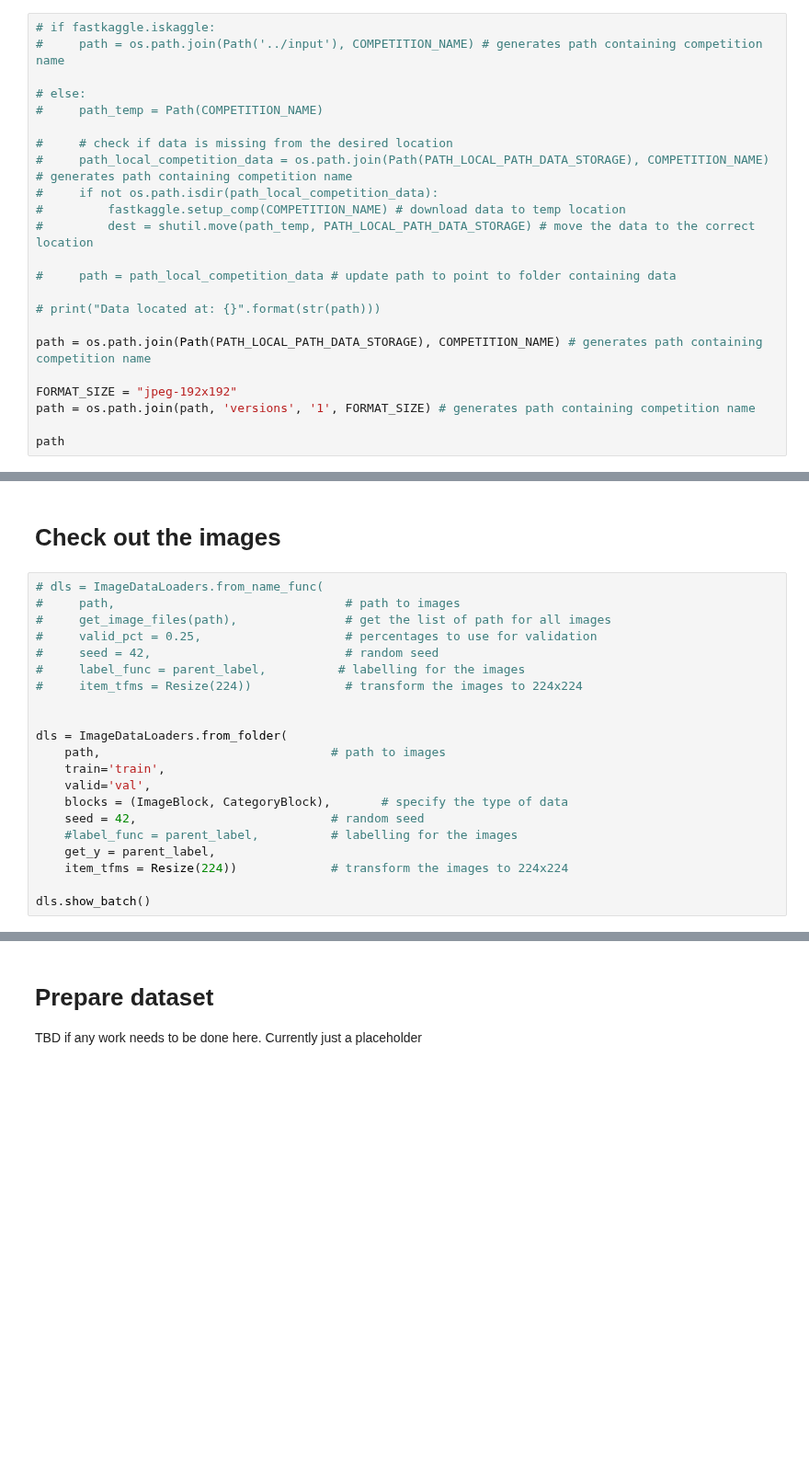
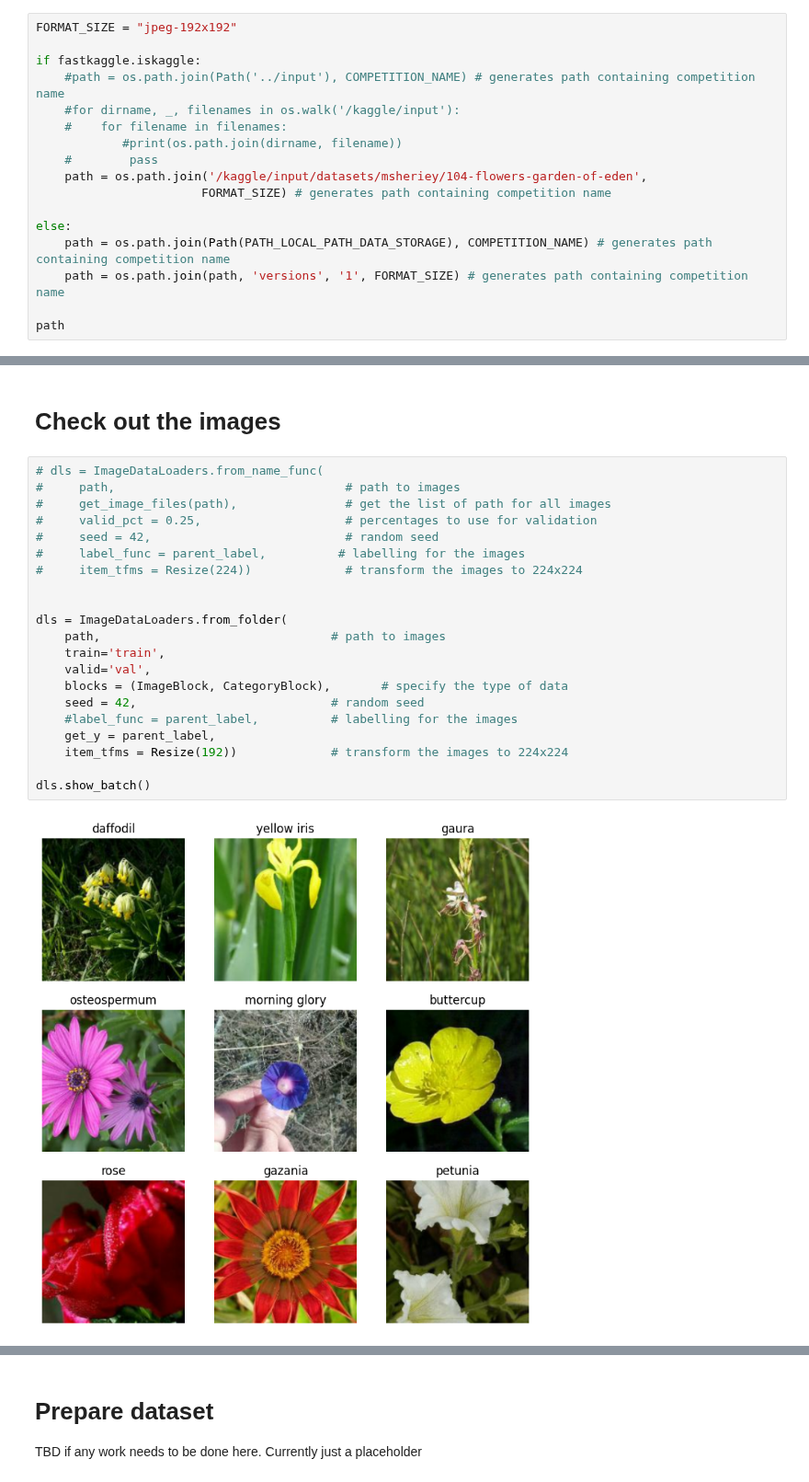
Before and after one commit to duncandonuts911/kaggle-competitions, a Jupyter notebook: 03_petals_to_the_metal_flower_classification copy/03_petals_to_the_metal_flower_classification.ipynb, the cells around one changed output, grey strips where cells are left out. Shown at 92% size. Drawn from its saved outputs; the diff is of its cells as text; blank space fills up the shorter version.

Commit message:
Kaggle Notebook | petals_to_the_metal_flower_classification | Version 1

```diff
--- a/03_petals_to_the_metal_flower_classification copy/03_petals_to_the_metal_flower_classification.ipynb
+++ b/03_petals_to_the_metal_flower_classification copy/03_petals_to_the_metal_flower_classification.ipynb
@@ -28,25 +49,19 @@ COMPETITION_NAME = '104-flowers-garden-of-eden'
 # %% [markdown]
 # PREPARE KAGGLE DATA
 # %%
-# if fastkaggle.iskaggle:
-#     path = os.path.join(Path('../input'), COMPETITION_NAME) # generates path containing competition name
+FORMAT_SIZE = "jpeg-192x192"
 
-# else:
-#     path_temp = Path(COMPETITION_NAME)
+if fastkaggle.iskaggle:
+    #path = os.path.join(Path('../input'), COMPETITION_NAME) # generates path containing competition name
+    #for dirname, _, filenames in os.walk('/kaggle/input'):
+    #    for filename in filenames:
+            #print(os.path.join(dirname, filename))
+    #        pass
+    path = os.path.join('/kaggle/input/datasets/msheriey/104-flowers-garden-of-eden',
+                       FORMAT_SIZE) # generates path containing competition name
 
-#     # check if data is missing from the desired location
-#     path_local_competition_data = os.path.join(Path(PATH_LOCAL_PATH_DATA_STORAGE), COMPETITION_NAME) # generates path containing competition name
-#     if not os.path.isdir(path_local_competition_data):
-#         fastkaggle.setup_comp(COMPETITION_NAME) # download data to temp location
-#         dest = shutil.move(path_temp, PATH_LOCAL_PATH_DATA_STORAGE) # move the data to the correct location
-
-#     path = path_local_competition_data # update path to point to folder containing data
-
-# print("Data located at: {}".format(str(path)))
-
-path = os.path.join(Path(PATH_LOCAL_PATH_DATA_STORAGE), COMPETITION_NAME) # generates path containing competition name
-
-FORMAT_SIZE = "jpeg-192x192"
-path = os.path.join(path, 'versions', '1', FORMAT_SIZE) # generates path containing competition name
+else:
+    path = os.path.join(Path(PATH_LOCAL_PATH_DATA_STORAGE), COMPETITION_NAME) # generates path containing competition name
+    path = os.path.join(path, 'versions', '1', FORMAT_SIZE) # generates path containing competition name
 
 path
@@ -62,24 +79,26 @@ path
 # %%
 # dls = ImageDataLoaders.from_name_func(
 #     path,                                # path to images
 #     get_image_files(path),               # get the list of path for all images
 #     valid_pct = 0.25,                    # percentages to use for validation
 #     seed = 42,                           # random seed
 #     label_func = parent_label,          # labelling for the images
 #     item_tfms = Resize(224))             # transform the images to 224x224
 
 
 dls = ImageDataLoaders.from_folder(
     path,                                # path to images
     train='train',
     valid='val',
     blocks = (ImageBlock, CategoryBlock),       # specify the type of data
     seed = 42,                           # random seed
     #label_func = parent_label,          # labelling for the images
     get_y = parent_label,
-    item_tfms = Resize(224))             # transform the images to 224x224
+    item_tfms = Resize(192))             # transform the images to 224x224
 
 dls.show_batch()
+# %% [output]
+[figure, added]
 # %%
 for vocab in dls.vocab:
     print(vocab)
```
Also changed, not shown: parts of 30 cells of this notebook.
